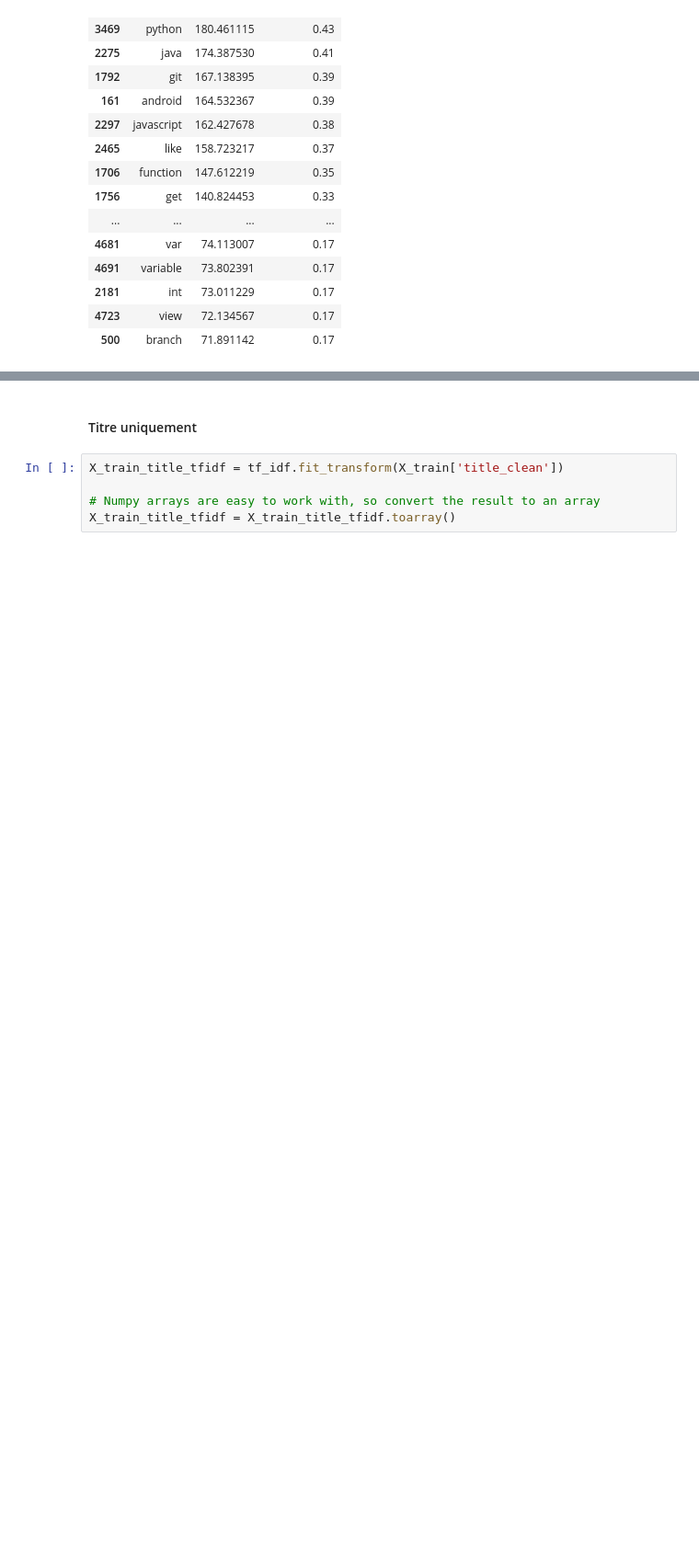
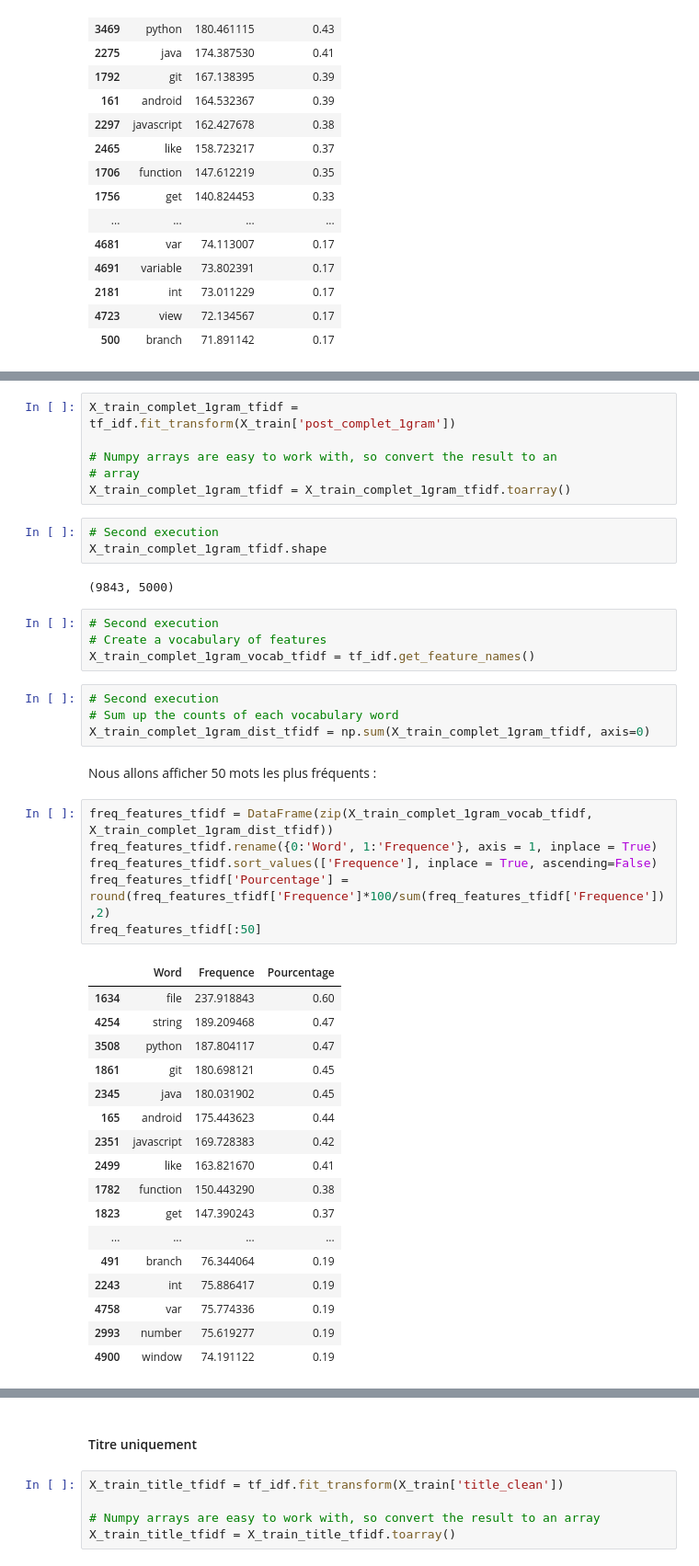
Before and after one commit to Lenka-St/Projet5, a Jupyter notebook: Notebook1_Analyse_exploratoire.ipynb, the cells around one changed output, grey strips where cells are left out. Shown: that part at 92% size. Cells and saved outputs as stored; diff of their text form; blank space fills up the shorter version.

```diff
--- a/Notebook1_Analyse_exploratoire.ipynb
+++ b/Notebook1_Analyse_exploratoire.ipynb
@@ -1077,0 +1281,45 @@ freq_features_tfidf[:50]
+# %%
+X_train_complet_1gram_tfidf = tf_idf.fit_transform(X_train['post_complet_1gram'])
+
+# Numpy arrays are easy to work with, so convert the result to an
+# array
+X_train_complet_1gram_tfidf = X_train_complet_1gram_tfidf.toarray()
+# %%
+# Second execution
+X_train_complet_1gram_tfidf.shape
+# %% [output]
+(9843, 5000)
+# %%
+# Second execution
+# Create a vocabulary of features
+X_train_complet_1gram_vocab_tfidf = tf_idf.get_feature_names()
+# %%
+# Second execution
+# Sum up the counts of each vocabulary word
+X_train_complet_1gram_dist_tfidf = np.sum(X_train_complet_1gram_tfidf, axis=0)
+# %% [markdown]
+Nous allons afficher 50 mots les plus fréquents :
+# %%
+freq_features_tfidf = DataFrame(zip(X_train_complet_1gram_vocab_tfidf, X_train_complet_1gram_dist_tfidf))
+freq_features_tfidf.rename({0:'Word', 1:'Frequence'}, axis = 1, inplace = True)
+freq_features_tfidf.sort_values(['Frequence'], inplace = True, ascending=False)
+freq_features_tfidf['Pourcentage'] = round(freq_features_tfidf['Frequence']*100/sum(freq_features_tfidf['Frequence']),2)
+freq_features_tfidf[:50]
+# %% [output]
+|  | Word | Frequence | Pourcentage |
+| 1634 | file | 237.918843 | 0.60 |
+| 4254 | string | 189.209468 | 0.47 |
+| 3508 | python | 187.804117 | 0.47 |
+| 1861 | git | 180.698121 | 0.45 |
+| 2345 | java | 180.031902 | 0.45 |
+| 165 | android | 175.443623 | 0.44 |
+| 2351 | javascript | 169.728383 | 0.42 |
+| 2499 | like | 163.821670 | 0.41 |
+| 1782 | function | 150.443290 | 0.38 |
+| 1823 | get | 147.390243 | 0.37 |
+| ... | ... | ... | ... |
+| 491 | branch | 76.344064 | 0.19 |
+| 2243 | int | 75.886417 | 0.19 |
+| 4758 | var | 75.774336 | 0.19 |
+| 2993 | number | 75.619277 | 0.19 |
+| 4900 | window | 74.191122 | 0.19 |
```
Also changed, not shown: parts of 79 cells of this notebook.
